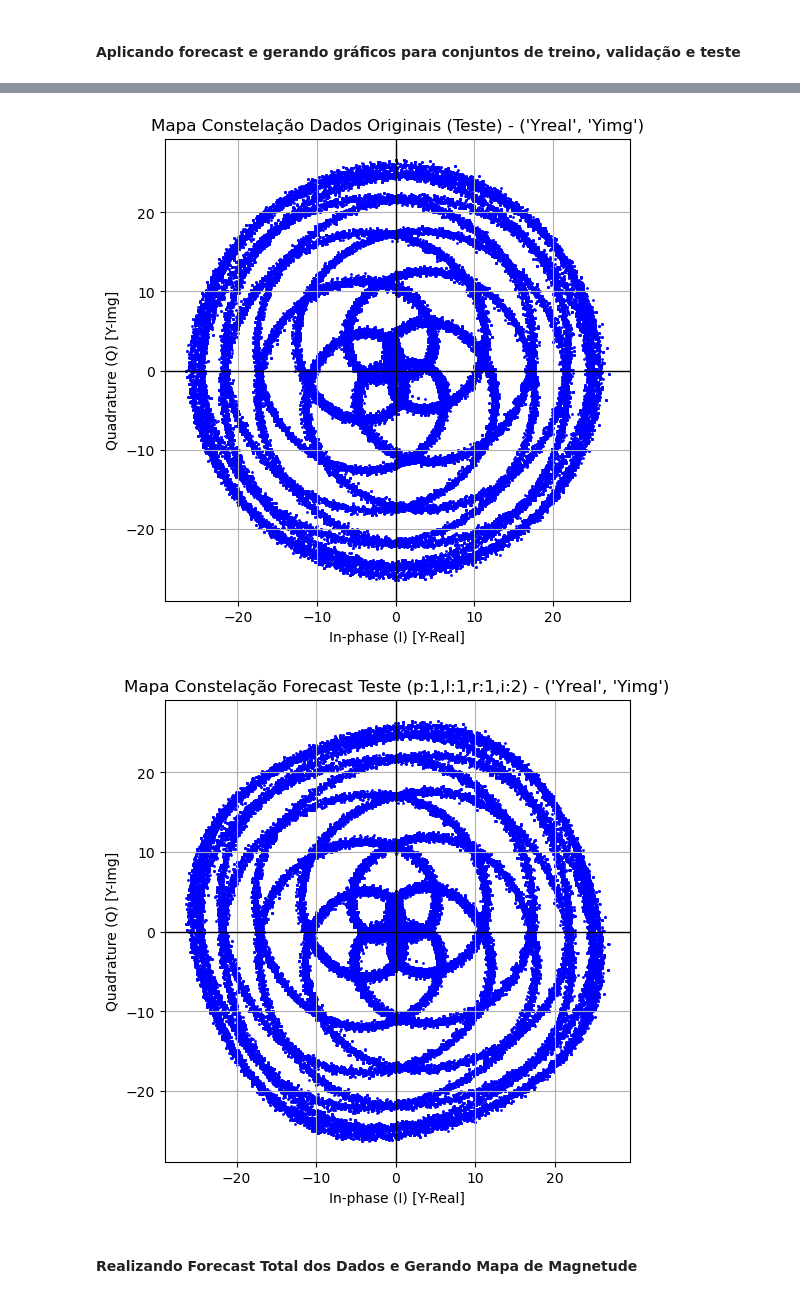
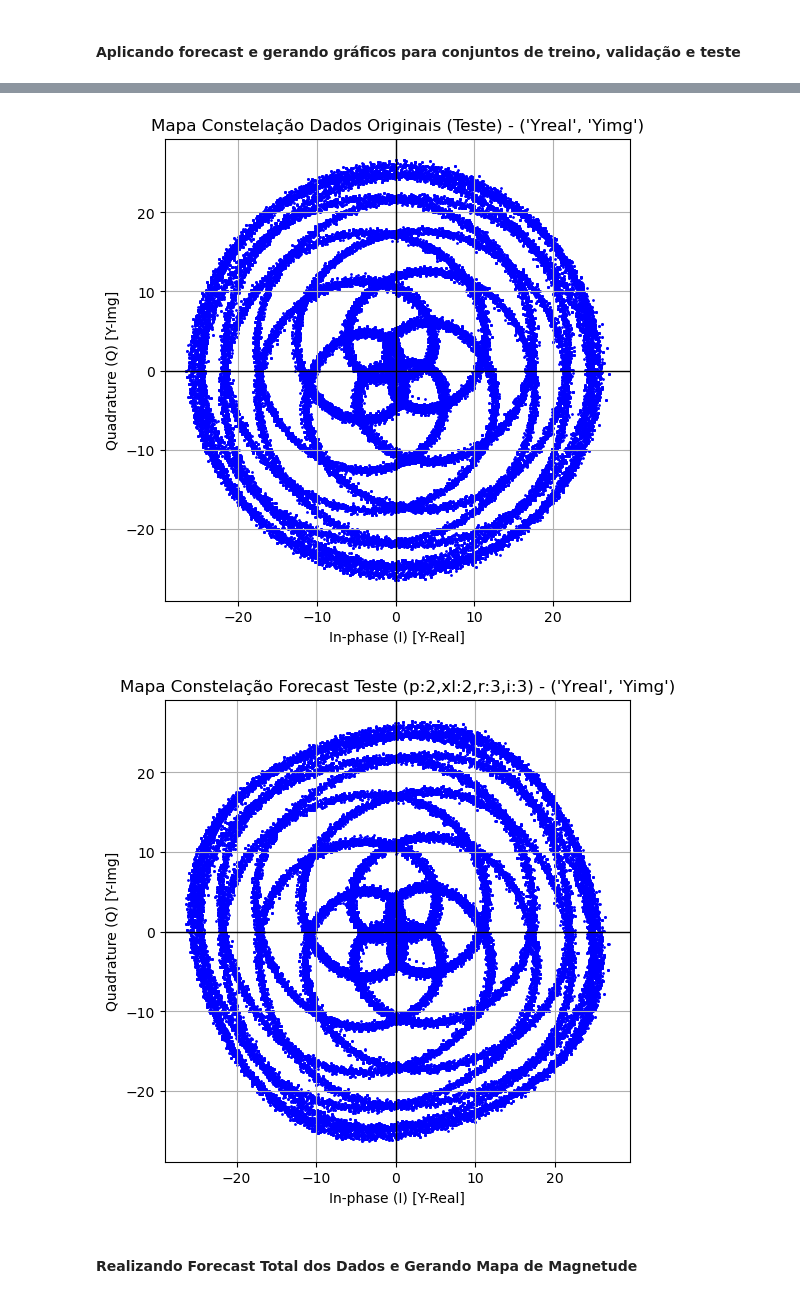
Before and after one commit to IsaacKosloski/masters-varmax, a Jupyter notebook: jupyter/graph-map-varmax-test.ipynb, the cells around one changed output, grey strips where cells are left out. Saved outputs shown, nothing was run; the diff lists cells and outputs as text; code cells hidden in the pictures.

Commit message:
feat: Update train experiments

```diff
--- a/jupyter/graph-map-varmax-test.ipynb
+++ b/jupyter/graph-map-varmax-test.ipynb
@@ -182,3 +179,6 @@ data = pd.read_excel(data_path)
+# %%
+project_path = Path.cwd().parent
+data = pd.read_excel("../data/dadosIniciais.xlsx")
 # %%
 df_input = pd.DataFrame()
 df_input["Xreal"] = data.iloc[:,0]
@@ -297,7 +305,7 @@ def custom_train_varmax(
 # ---------------------------------
 # Geração dos Mapas de Constelações
 # ---------------------------------
-def drawn_constellation_map(forecast,endog_cols=('Yreal','Yimg'),title="Mapa de Constelação"):
+def drawn_constellation_map(forecast,endog_cols=('Yreal','Yimg'),title:str="Mapa de Constelação",save:bool=False):
   plt.figure(figsize=(6,6))
   plt.scatter(forecast[endog_cols[0]],forecast[endog_cols[1]],s=1,color='blue')
   plt.title(f"{title} - {endog_cols}")
@@ -307,7 +315,10 @@ def drawn_constellation_map(forecast,endog_cols=('Yreal','Yimg'),title="Mapa de
   plt.axhline(0,color='black',lw=1)
   plt.axvline(0,color='black',lw=1)
   img_label = title.replace(" ","-").lower()
-  plt.savefig(f"{img_label}.png")
+
+  if (save):
+    plt.savefig(f"{img_label}.png")
+
   plt.show()
 # %%
 def repeat_data(df:pd.DataFrame,n:int,random:bool=False,rdm_state:int=42):
@@ -321,14 +332,21 @@ def repeat_data(df:pd.DataFrame,n:int,random:bool=False,rdm_state:int=42):
 # p=1, xlag = 1, x_real_degree = 1, x_img_degree = 2
 endog_cols = ["Yreal","Yimg"]
 exog_cols =  ["Xreal","Ximg"]
-large_df = repeat_data(df_concat,10,random=True)
+final_df_train = repeat_data(df_concat,10,random=True)
+
 params = {'p':2,'x_lag':2,'r':3,'i':3}
+model_pkl_path = Path(f"{project_path}/models/varmax-p{params['p']}-xl{params['x_lag']}-r{params['r']}-i{params['i']}.pkl")
+print(model_pkl_path)
+trained = False
 
-final_res,df_train_test,current_exog_cols = custom_train_varmax(
-    df_train=large_df,
-    endog_lag=params['p'],
-    exog_lag=params['x_lag'],
-    exog_img_degree=params['i'],
-    exog_real_degree=params['r'])
+if not(model_pkl_path.exists()):
+    print("[File not found] Training model...")
+    final_res,df_train_test,current_exog_cols = custom_train_varmax(
+        df_train=final_df_train,
+        endog_lag=params['p'],
+        exog_lag=params['x_lag'],
+        exog_img_degree=params['i'],
+        exog_real_degree=params['r'])
 
-final_res.save(f"models/varmax-p{params['p']}-xl{params['x_lag']}-r{params['r']}-i{params['i']}.pkl")
+    final_res.save(f"models/varmax-p{params['p']}-xl{params['x_lag']}-r{params['r']}-i{params['i']}.pkl")
+    trained = True
@@ -337,4 +357,9 @@ final_res.save(f"models/varmax-p{params['p']}-xl{params['x_lag']}-r{params['r']}
 # %%
 # Carregando modelo a partir do arquivo .pkl
 params = {'p':2,'x_lag':2,'r':3,'i':3}
-final_res = VARMAXResults.load(f"models/varmax-p{params['p']}-xl{params['x_lag']}-r{params['r']}-i{params['i']}.pkl")
+model_pkl_path = Path(f"{project_path}/models/varmax-p{params['p']}-xl{params['x_lag']}-r{params['r']}-i{params['i']}.pkl")
+print(model_pkl_path)
+
+if (not(trained)):
+    final_res = load_pickle(str(model_pkl_path))
+    df_train_test,current_exog_cols = get_df_train(final_df_train,params['x_lag'],params['r'],params['i'])
@@ -388,10 +402,10 @@ drawn_constellation_map(fc_val,title="Mapa Constelação Forecast Validação (p
 # %%
 # Mapas de Constelação dos dados de Teste Reais e Forecast
 drawn_constellation_map(test,title="Mapa Constelação Dados Originais (Teste)")
-drawn_constellation_map(fc_test,title="Mapa Constelação Forecast Teste (p:1,l:1,r:1,i:2)")
+drawn_constellation_map(fc_test,title=f"Mapa Constelação Forecast Teste (p:{params['p']},xl:{params['x_lag']},r:{params['r']},i:{params['i']})")
 # %% [output]
 [figure]
-[figure, old version]
+[figure, new version]
 # %% [markdown]
 #### Realizando Forecast Total dos Dados e Gerando Mapa de Magnetude
 # %%
```
Also changed, not shown: parts of 12 cells of this notebook, 1 other file.
